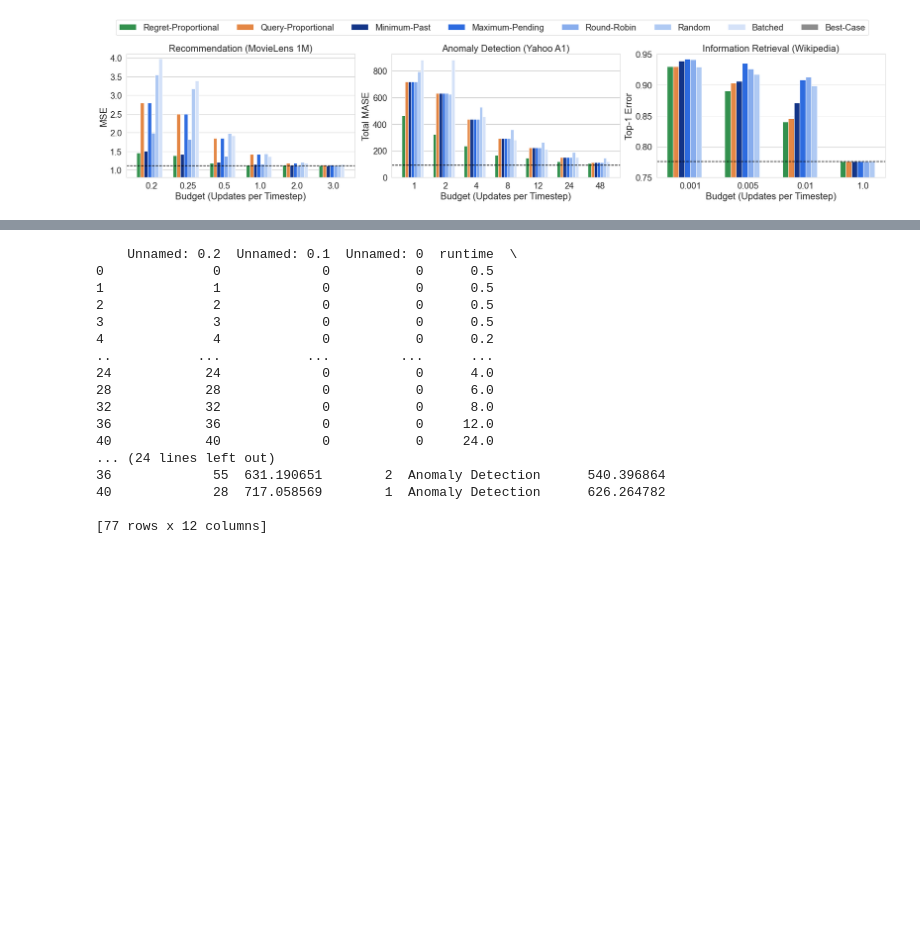
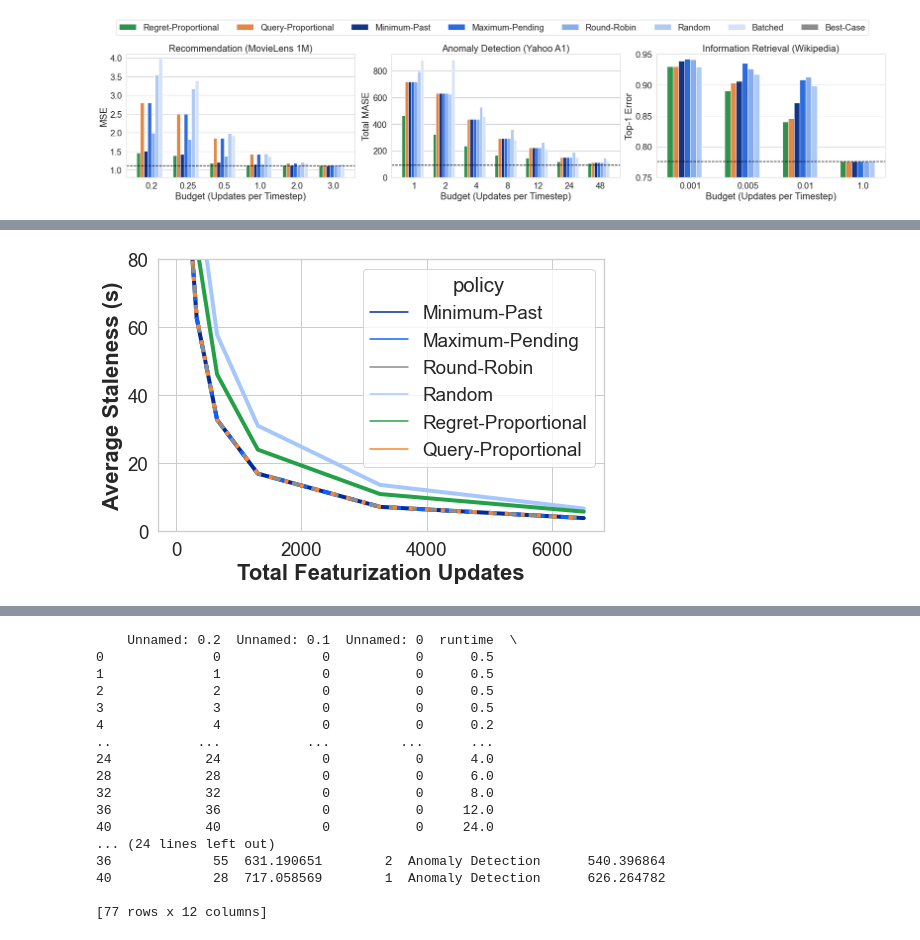
Before and after one commit to feature-store/experiments, a Jupyter notebook: nb/plots.ipynb, the cells around one changed output, grey strips where cells are left out. Saved outputs shown, nothing was run; the diff lists cells and outputs as text; code cells hidden in the pictures; blank space fills up the shorter version.

```diff
--- a/nb/plots.ipynb
+++ b/nb/plots.ipynb
@@ -318,3 +413,29 @@ fig.savefig('../data/plots/line_all.pdf', dpi=300, bbox_inches = "tight")
+# %%
+fig, axes = plt.subplots(1, 1, figsize=(8,5))
+linewidth = 4
+
+#print(plot_df)
+sns.set_theme(style="whitegrid", font_scale=1.7)
+sns.lineplot(data=stl_df[stl_df.updates.isin(updates)].reset_index(), x="total_updates", y="average_staleness", hue="policy", ax=axes, palette=hue_colors, linewidth=linewidth, hue_order=line_hue_order)
+#g.set_yscale('log')
+#log = False
+
+axes.set(ylim=(0, 80))
+axes.set_xlabel("Total Featurization Updates", fontsize=22, fontweight="bold")
+axes.set_ylabel("Average Staleness (s)", fontsize=22, fontweight="bold")
+
+for i in range(len(line_hue_order)):
+    if line_hue_order[i] == "Round-Robin":
+        axes.lines[i].set_dashes((2, 3))
+    if line_hue_order[i] == "Query-Proportional":
+        axes.lines[i].set_dashes((1, 3))
+    if line_hue_order[i] == "Maximum-Pending":
+        axes.lines[i].set_dashes((2, 4))
+
+
+fig.savefig('../data/plots/yahoo_a1_results_line_staleness.pdf', dpi=300, bbox_inches = "tight")
+# %% [output]
+[figure, added]
 # %%
 fig, axes = plt.subplots(3, 1, figsize=(24,5))
 linewidth = 3
```
Also changed, not shown: parts of 9 cells of this notebook, 3 other files.
